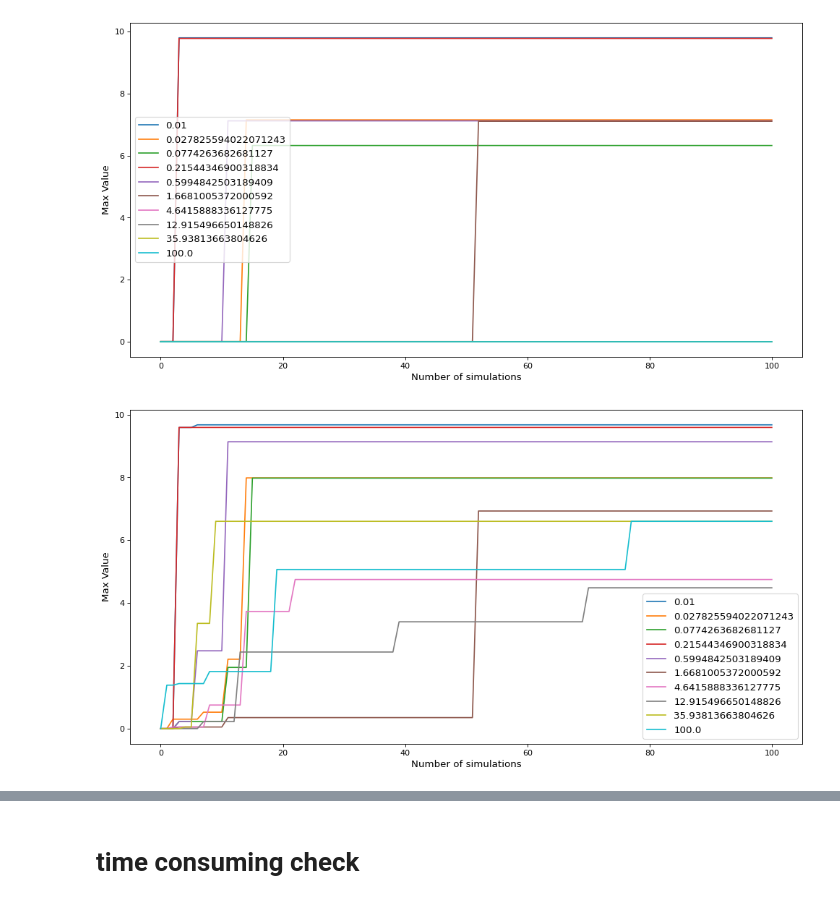
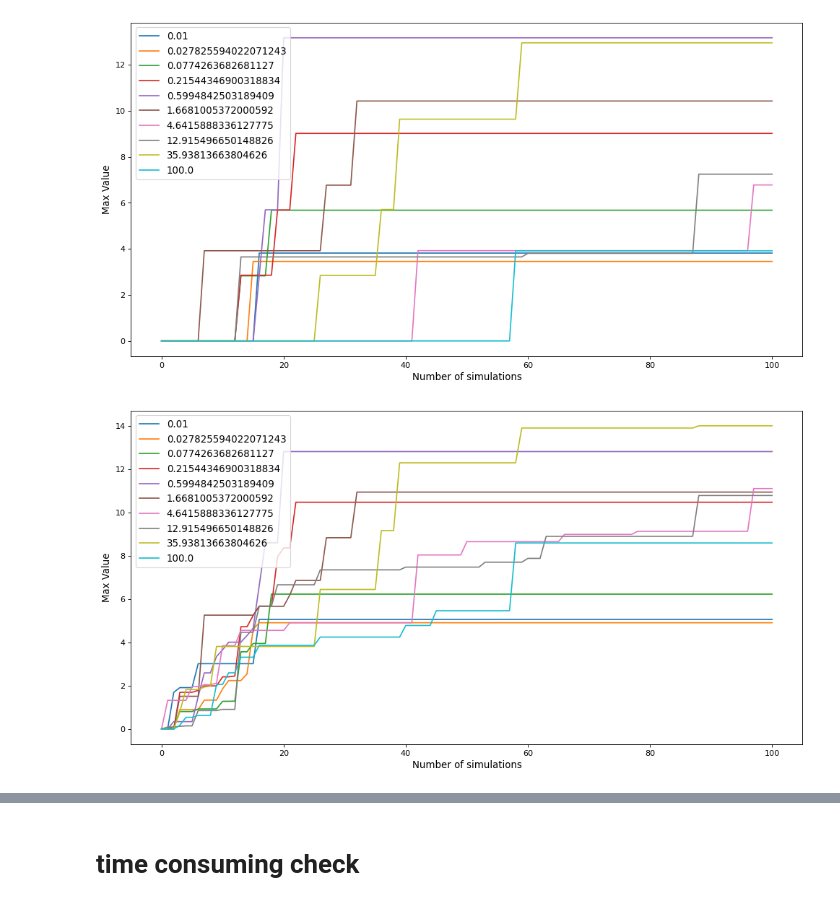
Before and after one commit to juju0111/pytamp, a Jupyter notebook: results/benchmark1/benchmark1_rearr_result_level_2.ipynb, the cells around one changed output, grey strips where cells are left out. Saved outputs shown, nothing was run; the diff lists cells and outputs as text; code cells hidden in the pictures.

```diff
--- a/results/benchmark1/benchmark1_rearr_result_level_2.ipynb
+++ b/results/benchmark1/benchmark1_rearr_result_level_2.ipynb
@@ -84,15 +84,16 @@ def get_mean_std_values(result_all_values, level=1):
     std_values = np.std(result_all_values[key_name], axis=0)
     return mean_values, std_values
 # %%
-bai_perturb_result_all_values_flag_2 = get_final_all_values("bai_perturb", 100, n_seed = 2 ,obj_num = 6, flag=2,end_num =0)
+algo = "uct"
+bai_perturb_result_all_values_flag_2 = get_final_all_values(algo, 100, n_seed = 5 ,obj_num = 6, flag=2,end_num =0)
 perturb_mean_level_1_values_flag_2, perturb_std_level_1_values_flag_2 = get_mean_std_values(bai_perturb_result_all_values_flag_2, level=1)
 perturb_mean_level_2_values_flag_2, perturb_std_level_2_values_flag_2 = get_mean_std_values(bai_perturb_result_all_values_flag_2, level=2)
 # plot_values(perturb_mean_level_1_values, labels=bai_perturb_result_all_values_flag_2['c'])
 plot_values(perturb_mean_level_2_values_flag_2, labels=bai_perturb_result_all_values_flag_2['c'])
 # %% [output]
-[figure, old version]
+[figure, new version]
 # %%
 plot_values(perturb_mean_level_1_values_flag_2, labels=bai_perturb_result_all_values_flag_2['c'])
 # %% [output]
-[figure, old version]
+[figure, new version]
 # %%
```
Also changed, not shown: parts of 11 cells of this notebook, 1 other file.
